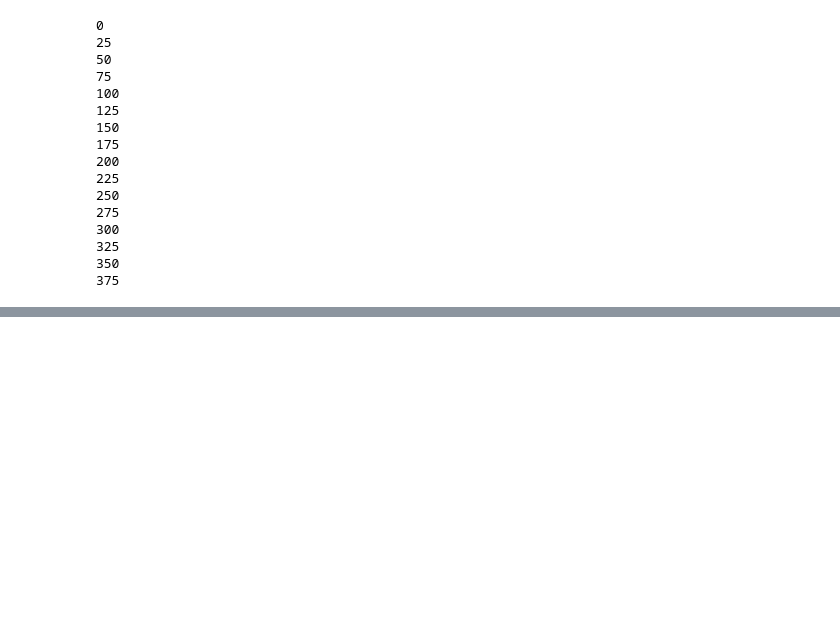
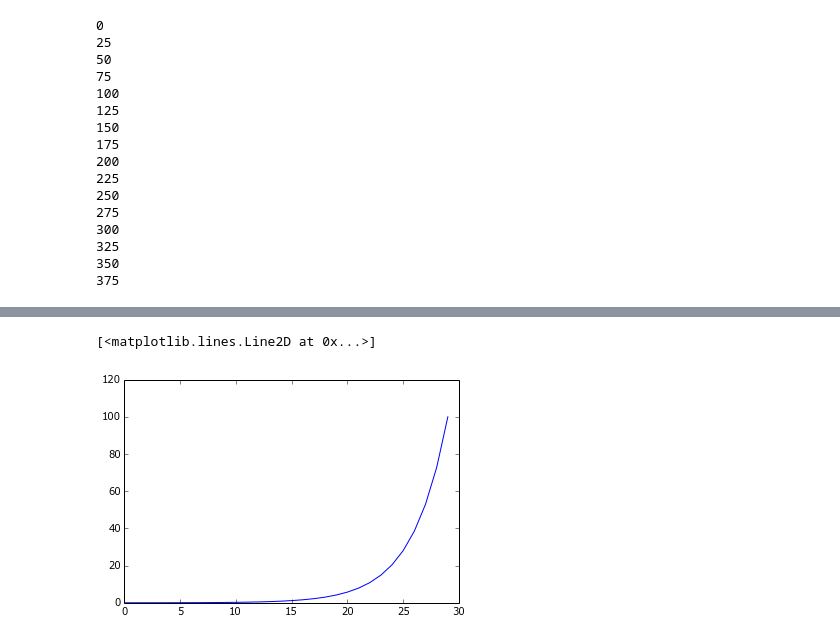
Before and after one commit to markm541374/ES, a Jupyter notebook: EntropyGP2.ipynb, the cells around one changed output, grey strips where cells are left out. Cells and saved outputs as stored; diff of their text form; code cells hidden in the pictures; blank space fills up the shorter version.

```diff
--- a/EntropyGP2.ipynb
+++ b/EntropyGP2.ipynb
@@ -155,0 +145,5 @@ print H
+# %%
+plt.plot(bs)
+# %% [output]
+[<matplotlib.lines.Line2D at 0x...>]
+[figure, added]
```
Also changed, not shown: parts of 8 cells of this notebook.
